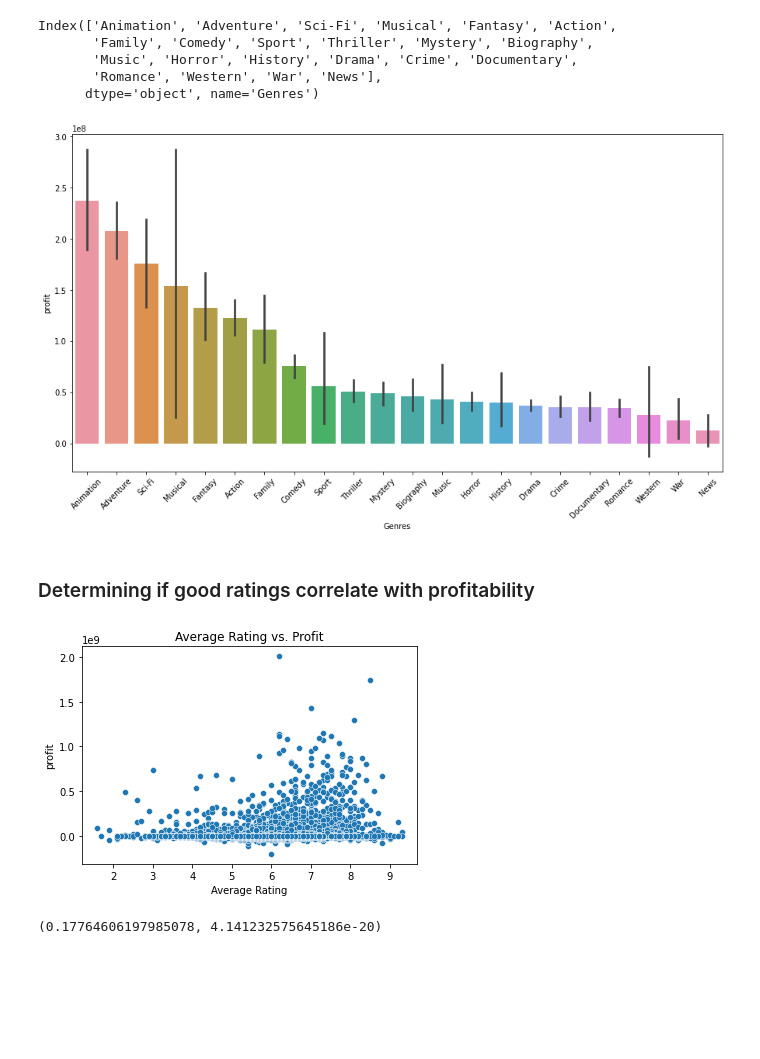
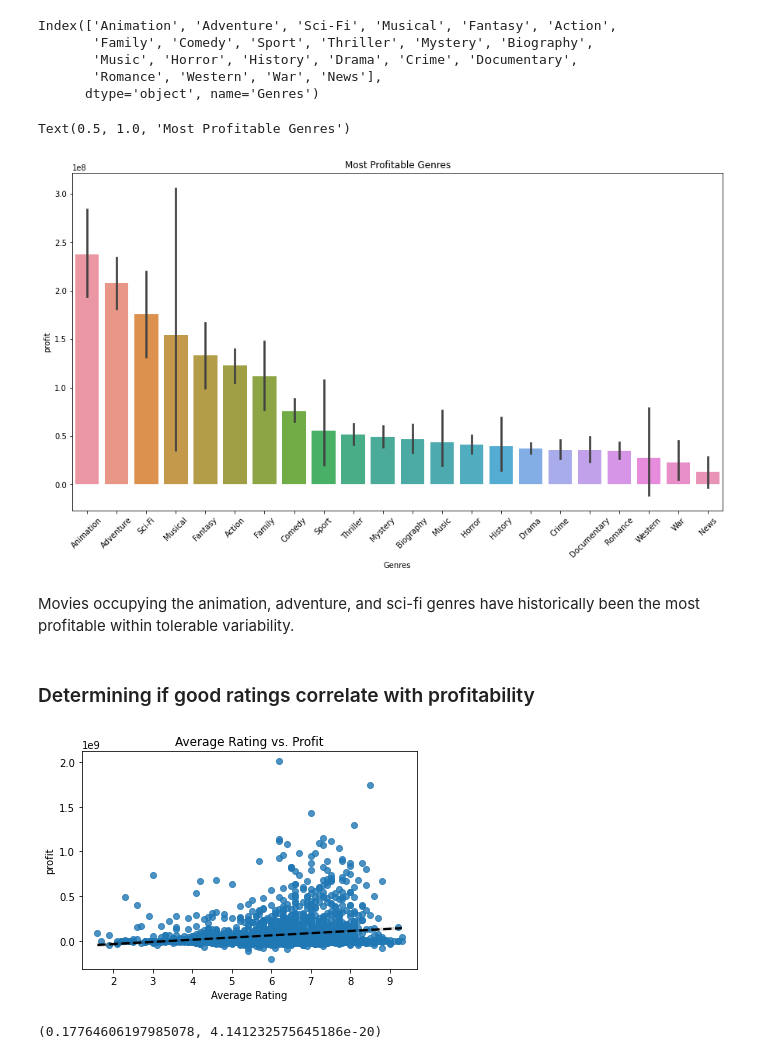
Before and after one commit to yehcolum/dsc-phase-1-project, a Jupyter notebook: dsc-phase1-project-template.ipynb, the cells around one changed output. Drawn from its saved outputs; the diff is of its cells as text; code cells hidden in the pictures; blank space fills up the shorter version.

```diff
--- a/dsc-phase1-project-template.ipynb
+++ b/dsc-phase1-project-template.ipynb
@@ -435,16 +450,21 @@ fig,ax= plt.subplots(figsize=(15,8)) #create barplot of profit genre
 sns.barplot(x='Genres', y='profit', data=genres_df, order= genre_sorted.index,
             ax=ax,)
 ax.tick_params(axis='x', labelrotation=45)
+ax.set_title("Most Profitable Genres")
 # %% [output]
+Text(0.5, 1.0, 'Most Profitable Genres')
-[figure, old version]
+[figure, new version]
+# %% [markdown]
+Movies occupying the animation, adventure, and sci-fi genres have historically been the most profitable within tolerable variability.
 # %% [markdown]
 ### Determining if good ratings correlate with profitability
 # %%
-ax = sns.scatterplot(x="averagerating", y="profit", data=df) #scatter plot of rating/profit
+ax = sns.regplot(x="averagerating", y="profit",
+                 line_kws={'color':'k', 'ls':'--'}, data=df) #scatter plot of rating/profit
 ax.set_title("Average Rating vs. Profit")
 ax.set_xlabel("Average Rating");
 # %% [output]
-[figure, old version]
+[figure, new version]
 # %%
 from scipy import stats #find correlation
 stats.pearsonr(df['averagerating'], df['profit'])
```
Also changed, not shown: parts of 11 cells of this notebook.
